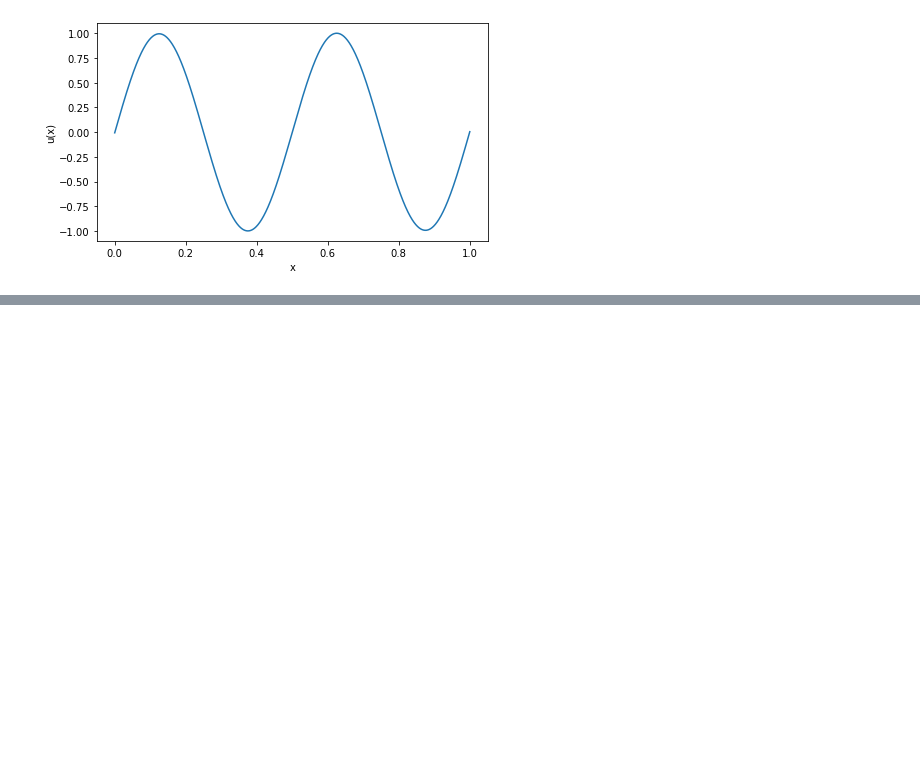
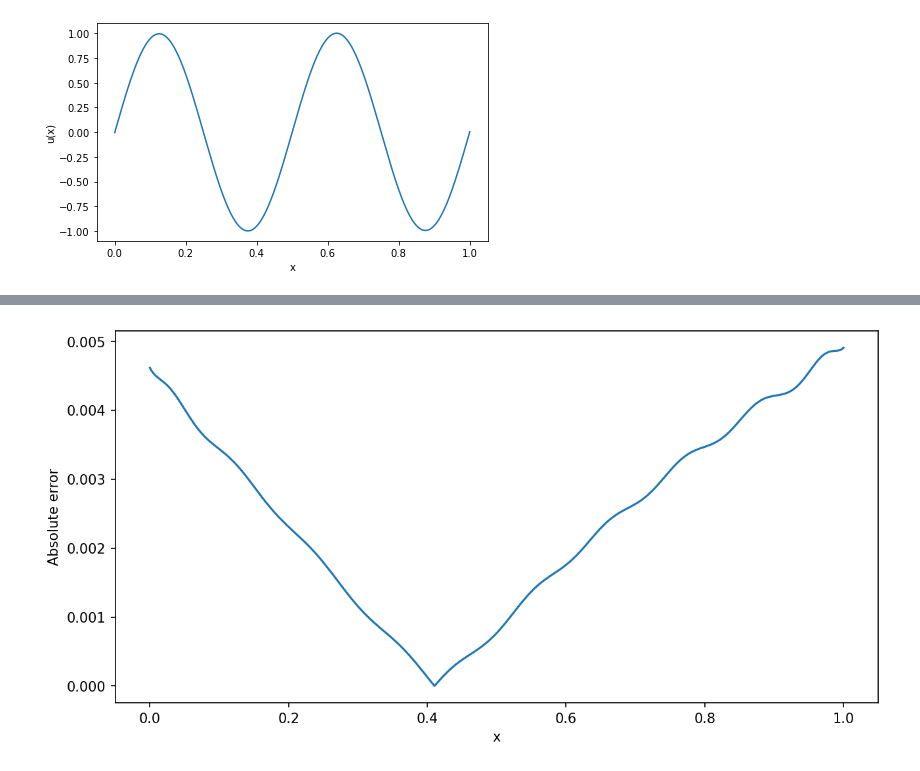
Before and after one commit to nimahsn/pinns_tf2, a Jupyter notebook: poisson.ipynb, the cells around one changed output, grey strips where cells are left out. Cells and saved outputs as stored; diff of their text form; code cells hidden in the pictures; blank space fills up the shorter version.

Commit message:
pointwise error plot added

```diff
--- a/poisson.ipynb
+++ b/poisson.ipynb
@@ -73,0 +74,6 @@ mae(u_test, u_pred), mre(u_test, u_pred)
+# %%
+x = np.linspace(0, 1, 1000)[:, np.newaxis]
+# %%
+plot_pointwise_error(u(x), model.network.predict(x), x)
+# %% [output]
+[figure, added]
```
Also changed, not shown: parts of 5 cells of this notebook, 1 other file.
